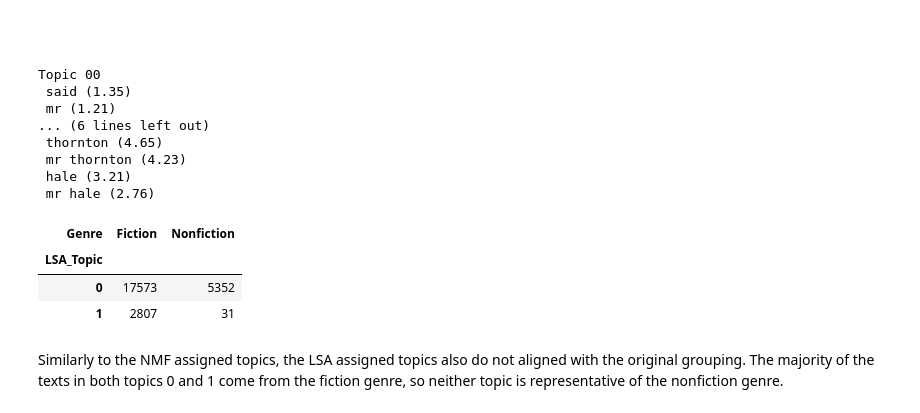
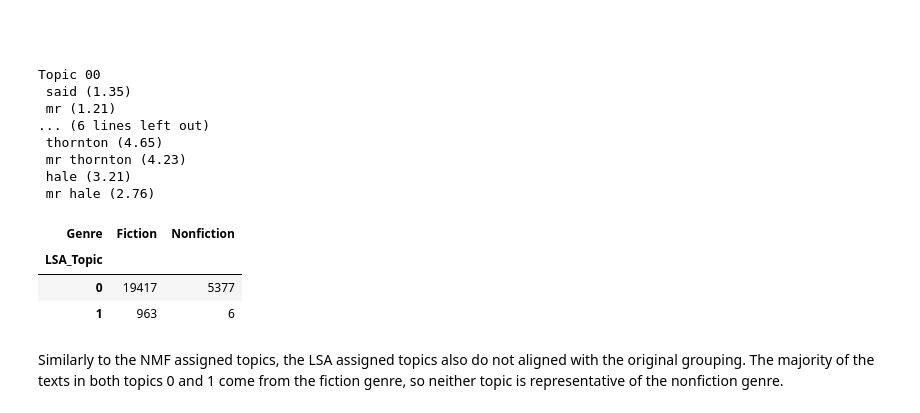
Before and after one commit to lvandine44/ADS509-FinalProject, a Jupyter notebook: LiteraryAnalysisTextMining.ipynb, the cells around one changed output. Cells and saved outputs as stored; diff of their text form; code cells hidden in the pictures.

```diff
--- a/LiteraryAnalysisTextMining.ipynb
+++ b/LiteraryAnalysisTextMining.ipynb
@@ -723,13 +723,13 @@ Topic 00
  mr hale (2.76)
 # %%
 # Compare LSA assigned topic to original genre groups
-books_filtered['LSA_Topic'] = np.argmax(W_text_matrix, axis=1)
+books_filtered['LSA_Topic'] = np.argmax(W_svd_text_matrix, axis=1)
 pd.crosstab(books_filtered['LSA_Topic'], books_filtered['Genre'])
 # %% [output]
 | Genre | Fiction | Nonfiction |
 | LSA_Topic |  |  |
-| 0 | 17573 | 5352 |
-| 1 | 2807 | 31 |
+| 0 | 19417 | 5377 |
+| 1 | 963 | 6 |
 # %% [markdown]
 Similarly to the NMF assigned topics, the LSA assigned topics also do not aligned with the original grouping. The majority of the texts in both topics 0 and 1 come from the fiction genre, so neither topic is representative of the nonfiction genre.
 # %%
```
